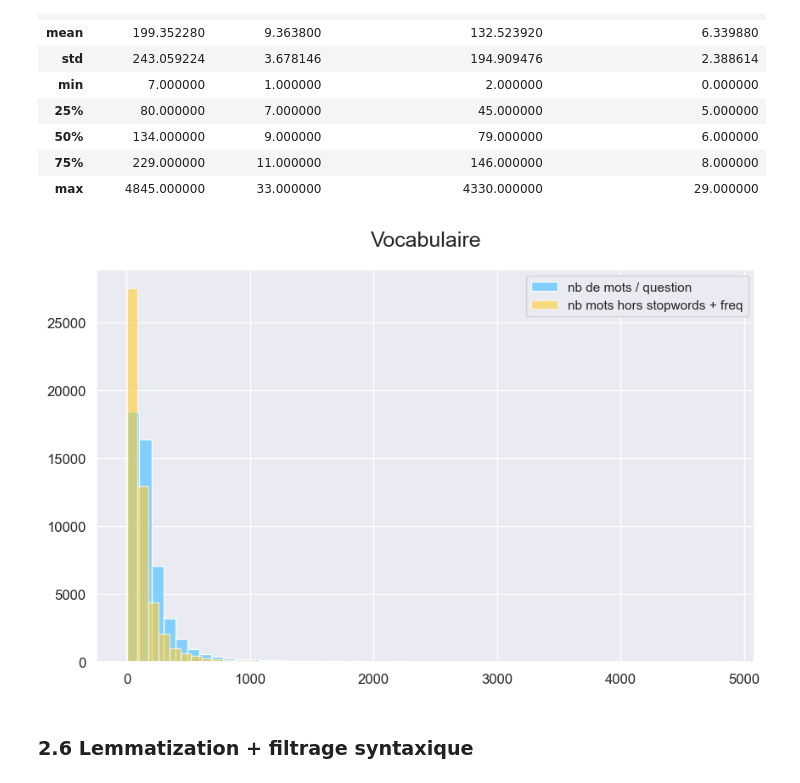
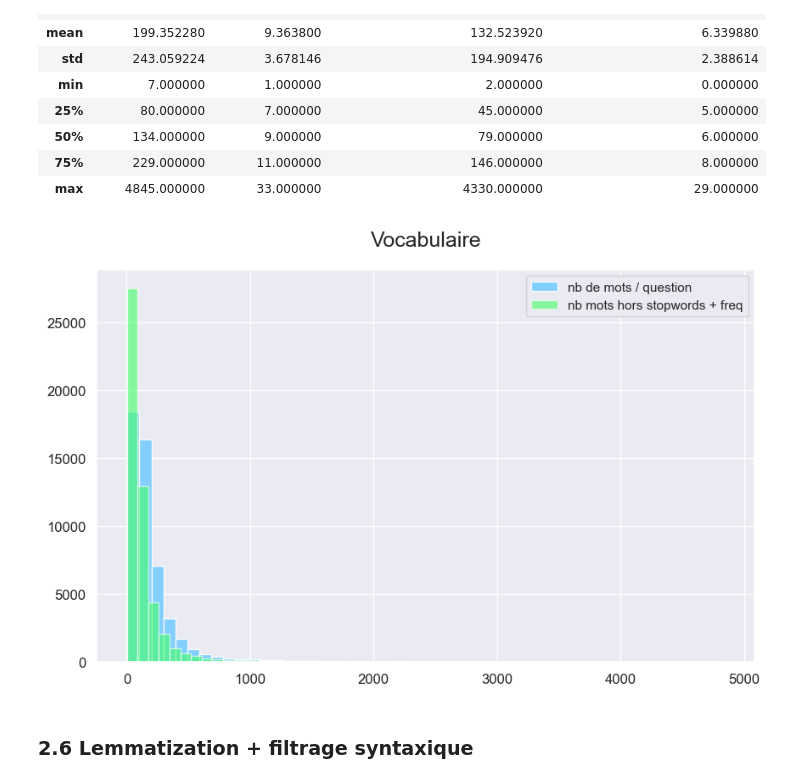
Before and after one commit to Kiwinokoto/ML_student, a Jupyter notebook: notebooks/Oudelet_Kevin_1_notebook_exploration_271123.ipynb, the cells around one changed output. Saved outputs shown, nothing was run; the diff lists cells and outputs as text; code cells hidden in the pictures.

```diff
--- a/notebooks/Oudelet_Kevin_1_notebook_exploration_271123.ipynb
+++ b/notebooks/Oudelet_Kevin_1_notebook_exploration_271123.ipynb
@@ -635,7 +649,7 @@ raw_questions_tags['title'] = raw_questions_tags['title'].parallel_apply(
 
 def preprocess_1_tokenize(text, remove_punct=True):
     """
-    Clean input text (lower, strip spaces), Tokenize, Remove punctuation.
+    Clean input text (lower, strip spaces), Tokenize, Remove punctuation (optional).
 
     Parameters:
     - text (str): Input text to tokenize.
@@ -661,7 +675,7 @@ def preprocess_1_tokenize(text, remove_punct=True):
 
     return tokens
 
-
+# Apply to 'body' feature
 raw_questions_tags['body_tokens'] = raw_questions_tags['body'].parallel_apply(
     lambda x: preprocess_1_tokenize(x))
 # %%
@@ -886,22 +897,22 @@ raw_questions_tags.describe()
 # %%
 fig, ax = plt.subplots(figsize=(10, 6))
 
 # Plotting 'nb_mots'
 raw_questions_tags['nb_tokens_body'].hist(density=False, bins=50, ax=ax, color='#7cf', alpha=0.9, label='nb de mots / question')
 
 # Plotting 'nb_mots non stopwords'
-raw_questions_tags['nb_tokens_body_no_stopwords'].hist(density=False, bins=50, color='#fc3', ax=ax,
+raw_questions_tags['nb_tokens_body_no_stopwords'].hist(density=False, bins=50, color='#4f6', ax=ax,
                                                           alpha=0.6, label='nb mots hors stopwords + freq')
 
 plt.title('Vocabulaire', pad=20, fontsize=18)
 plt.xticks(fontsize=12)
 plt.yticks(fontsize=12)
 
 ax.legend()
 
 plt.show()
 # %% [output]
-[figure, old version]
+[figure, new version]
 # %% [markdown]
 ### 2.6 Lemmatization + filtrage syntaxique
 # %%
```
Also changed, not shown: parts of 45 cells of this notebook.
